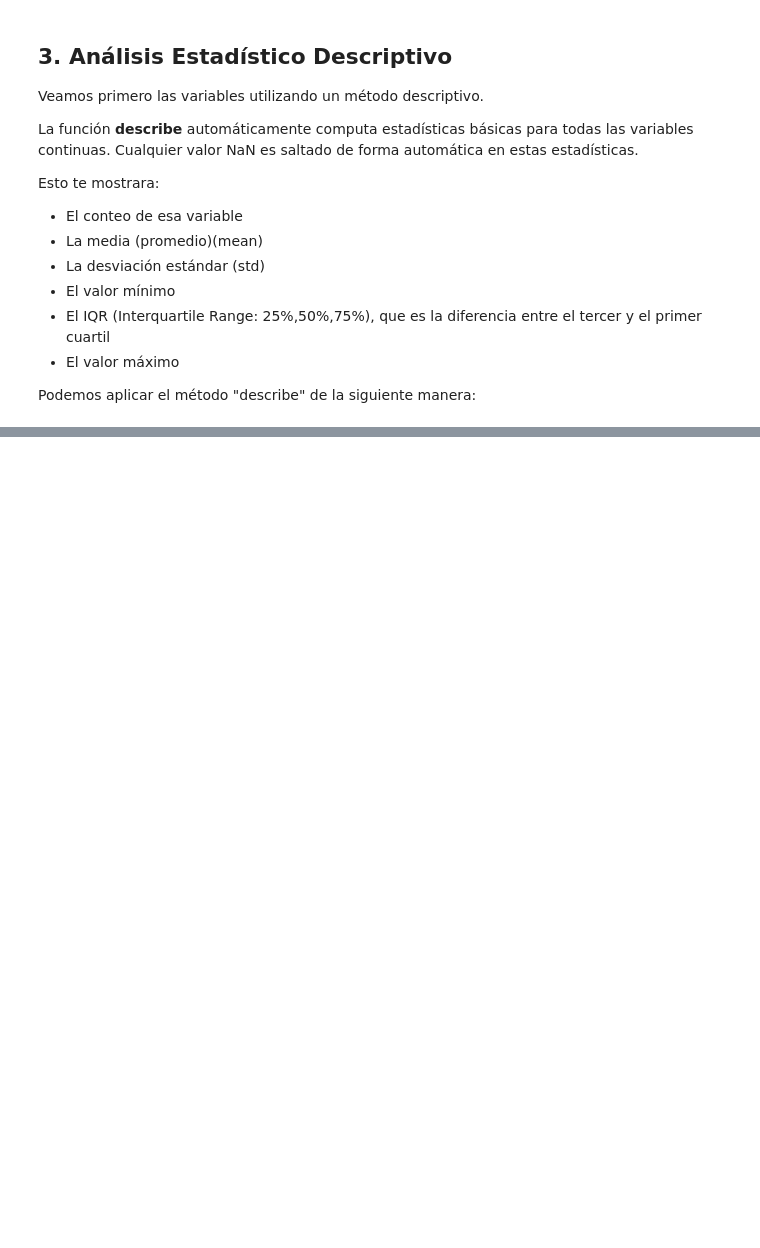
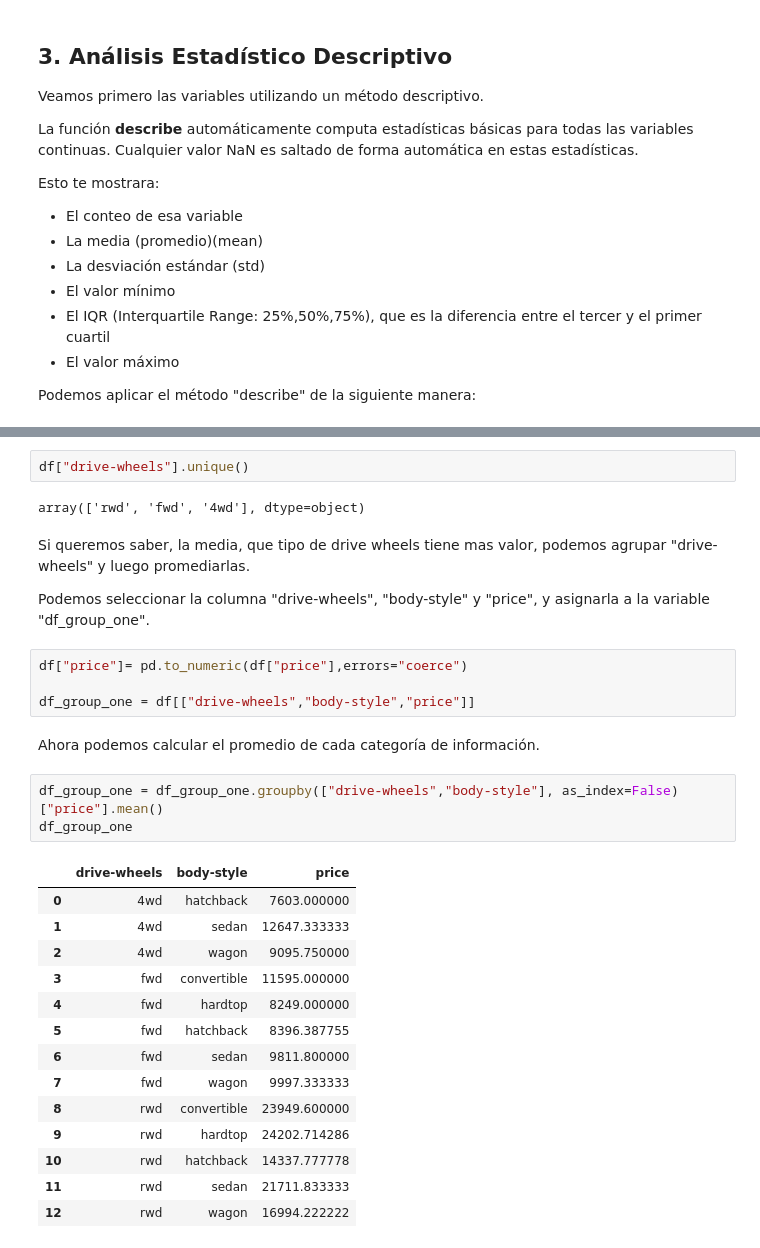
Before and after one commit to reivincitot/Cursos-IBM, a Jupyter notebook: Data Analysis with Python/Data Analysis With Python.ipynb, the cells around one changed output, grey strips where cells are left out. Drawn from its saved outputs; the diff is of its cells as text; blank space fills up the shorter version.

```diff
--- a/Data Analysis with Python/Data Analysis With Python.ipynb
+++ b/Data Analysis with Python/Data Analysis With Python.ipynb
@@ -255,0 +331,32 @@ df.describe()
+# %%
+df["drive-wheels"].unique()
+# %% [output]
+array(['rwd', 'fwd', '4wd'], dtype=object)
+# %% [markdown]
+Si queremos saber, la media, que tipo de drive wheels tiene mas valor, podemos agrupar "drive-wheels" y luego promediarlas.
+
+Podemos seleccionar la columna "drive-wheels", "body-style" y "price", y asignarla a la variable "df_group_one".
+# %%
+df["price"]= pd.to_numeric(df["price"],errors="coerce")
+
+df_group_one = df[["drive-wheels","body-style","price"]]
+# %% [markdown]
+Ahora podemos calcular el promedio de cada categoría de información.
+# %%
+df_group_one = df_group_one.groupby(["drive-wheels","body-style"], as_index=False)["price"].mean()
+df_group_one
+# %% [output]
+|  | drive-wheels | body-style | price |
+| 0 | 4wd | hatchback | 7603.000000 |
+| 1 | 4wd | sedan | 12647.333333 |
+| 2 | 4wd | wagon | 9095.750000 |
+| 3 | fwd | convertible | 11595.000000 |
+| 4 | fwd | hardtop | 8249.000000 |
+| 5 | fwd | hatchback | 8396.387755 |
+| 6 | fwd | sedan | 9811.800000 |
+| 7 | fwd | wagon | 9997.333333 |
+| 8 | rwd | convertible | 23949.600000 |
+| 9 | rwd | hardtop | 24202.714286 |
+| 10 | rwd | hatchback | 14337.777778 |
+| 11 | rwd | sedan | 21711.833333 |
+| 12 | rwd | wagon | 16994.222222 |
```
Also changed, not shown: parts of 15 cells of this notebook, 1 other file.
